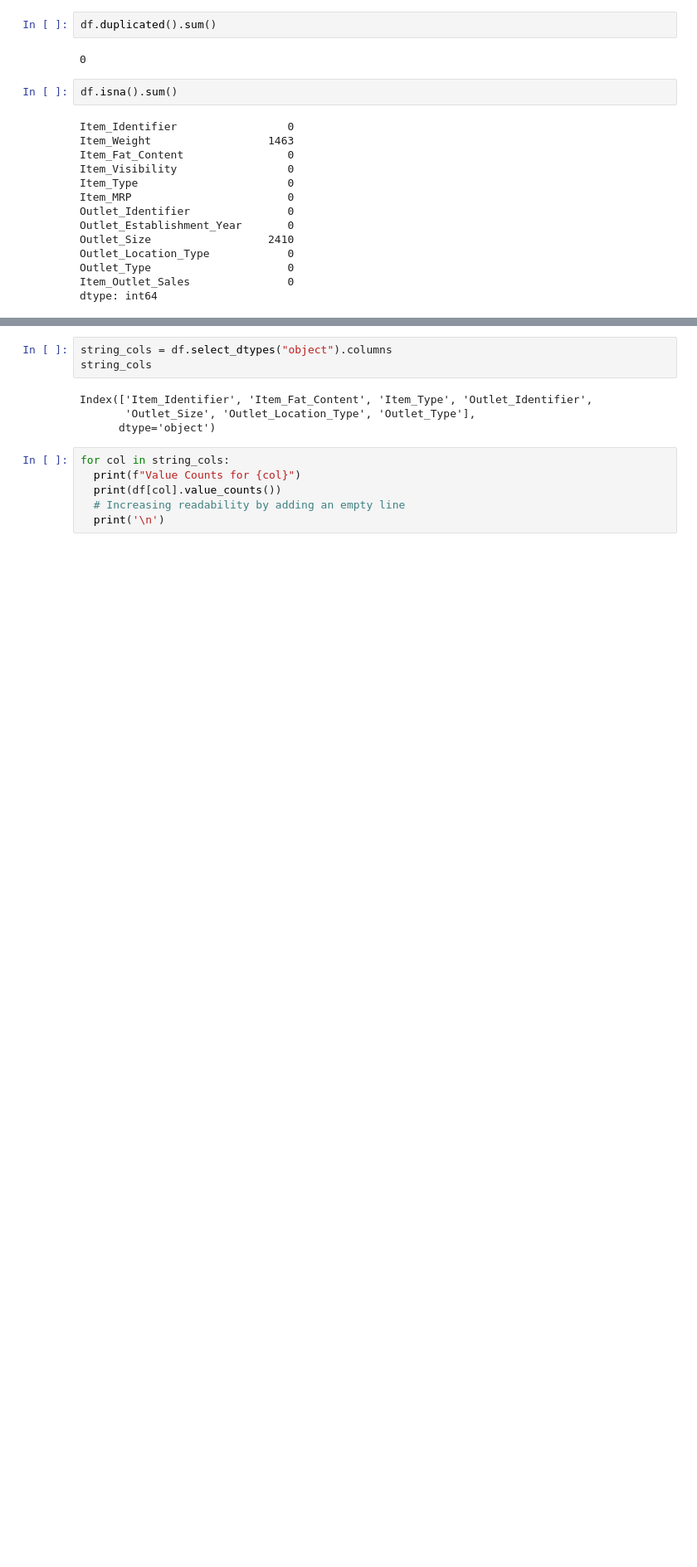
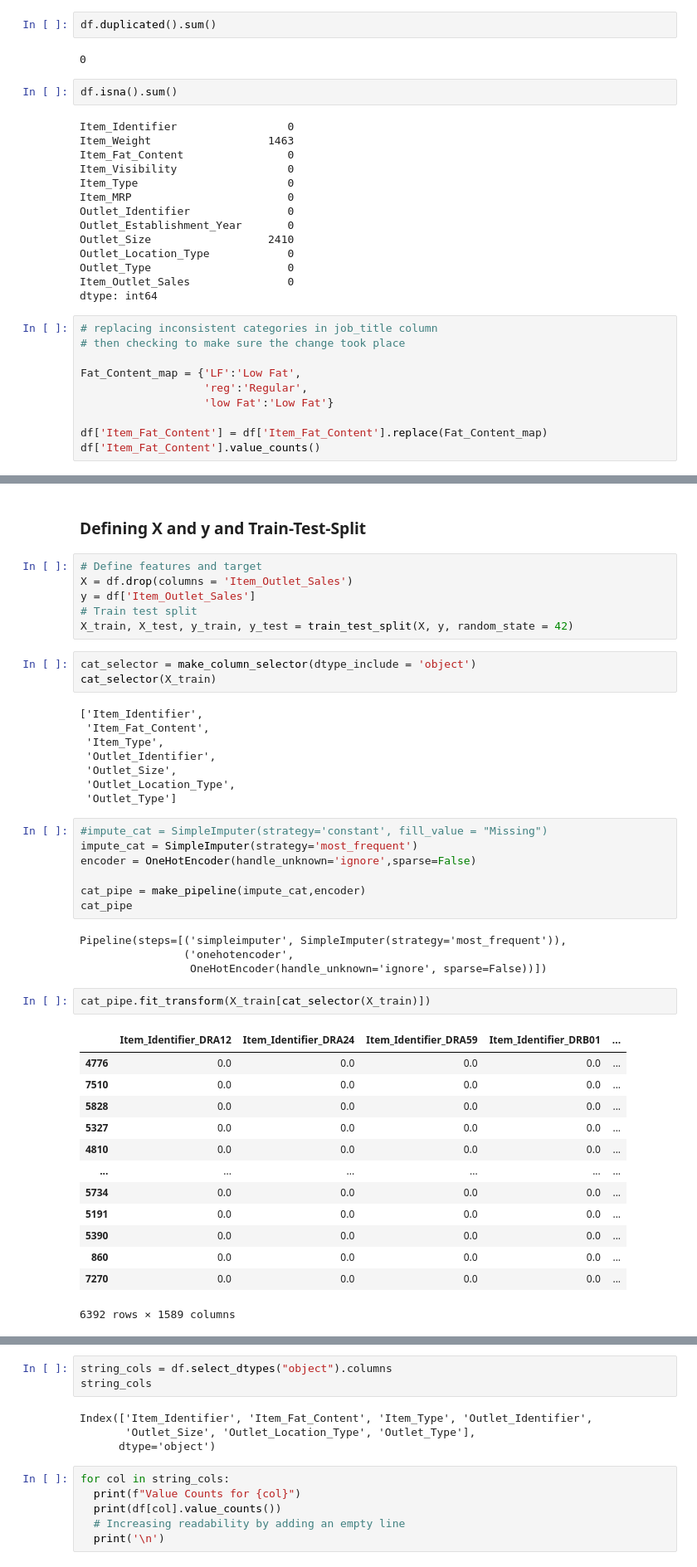
Before and after one commit to Shaunnero/Prediction_of_Product-Sales, a Jupyter notebook: Prediction of Product Sales.ipynb, the cells around one changed output, grey strips where cells are left out. Shown: that part at 83% size. Drawn from its saved outputs; the diff is of its cells as text; blank space fills up the shorter version.

```diff
--- a/Prediction of Product Sales.ipynb
+++ b/Prediction of Product Sales.ipynb
@@ -415,3 +418,13 @@ Outlet_Location_Type            0
 Outlet_Type                     0
 Item_Outlet_Sales               0
 dtype: int64
+# %%
+# replacing inconsistent categories in job_title column
+# then checking to make sure the change took place
+
+Fat_Content_map = {'LF':'Low Fat',
+                   'reg':'Regular',
+                   'low Fat':'Low Fat'}
+
+df['Item_Fat_Content'] = df['Item_Fat_Content'].replace(Fat_Content_map)
+df['Item_Fat_Content'].value_counts()
@@ -417,0 +436,46 @@ dtype: int64
+# %% [markdown]
+### Defining X and y and Train-Test-Split
+# %%
+# Define features and target
+X = df.drop(columns = 'Item_Outlet_Sales')
+y = df['Item_Outlet_Sales']
+# Train test split
+X_train, X_test, y_train, y_test = train_test_split(X, y, random_state = 42)
+# %%
+cat_selector = make_column_selector(dtype_include = 'object')
+cat_selector(X_train)
+# %% [output]
+['Item_Identifier',
+ 'Item_Fat_Content',
+ 'Item_Type',
+ 'Outlet_Identifier',
+ 'Outlet_Size',
+ 'Outlet_Location_Type',
+ 'Outlet_Type']
+# %%
+#impute_cat = SimpleImputer(strategy='constant', fill_value = "Missing")
+impute_cat = SimpleImputer(strategy='most_frequent')
+encoder = OneHotEncoder(handle_unknown='ignore',sparse=False)
+
+cat_pipe = make_pipeline(impute_cat,encoder)
+cat_pipe
+# %% [output]
+Pipeline(steps=[('simpleimputer', SimpleImputer(strategy='most_frequent')),
+                ('onehotencoder',
+                 OneHotEncoder(handle_unknown='ignore', sparse=False))])
+# %%
+cat_pipe.fit_transform(X_train[cat_selector(X_train)])
+# %% [output]
+|  | Item_Identifier_DRA12 | Item_Identifier_DRA24 | Item_Identifier_DRA59 | Item_Identifier_DRB01 | ... |
+| 4776 | 0.0 | 0.0 | 0.0 | 0.0 | ... |
+| 7510 | 0.0 | 0.0 | 0.0 | 0.0 | ... |
+| 5828 | 0.0 | 0.0 | 0.0 | 0.0 | ... |
+| 5327 | 0.0 | 0.0 | 0.0 | 0.0 | ... |
+| 4810 | 0.0 | 0.0 | 0.0 | 0.0 | ... |
+| ... | ... | ... | ... | ... | ... |
+| 5734 | 0.0 | 0.0 | 0.0 | 0.0 | ... |
+| 5191 | 0.0 | 0.0 | 0.0 | 0.0 | ... |
+| 5390 | 0.0 | 0.0 | 0.0 | 0.0 | ... |
+| 860 | 0.0 | 0.0 | 0.0 | 0.0 | ... |
+| 7270 | 0.0 | 0.0 | 0.0 | 0.0 | ... |
+6392 rows × 1589 columns
```
Also changed, not shown: parts of 42 cells of this notebook.
